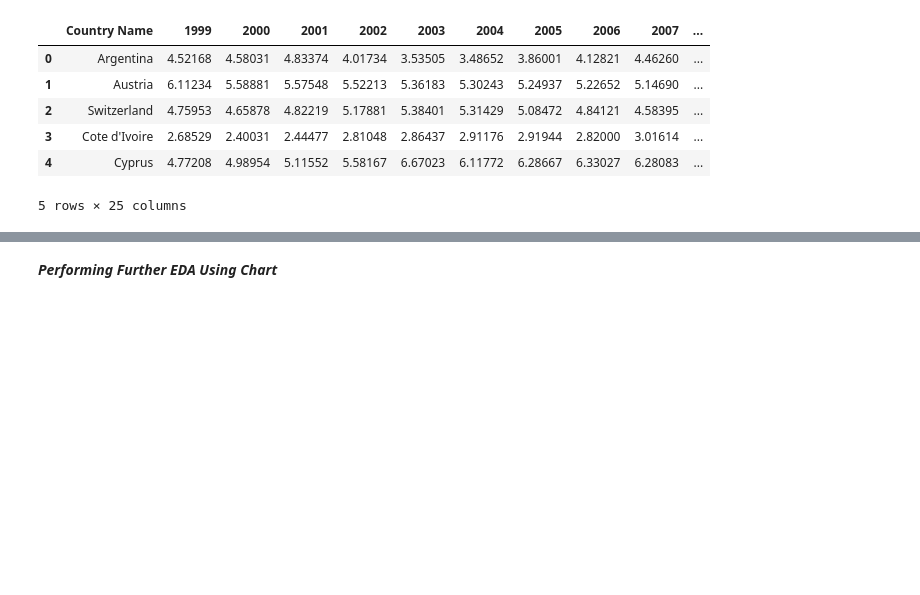
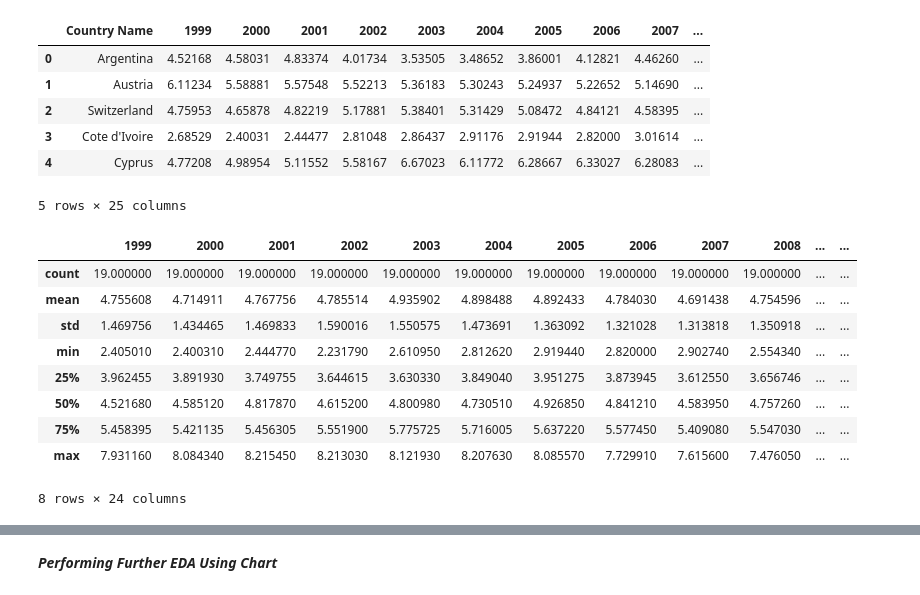
Before and after one commit to Gracious-Ogbeme/Panda-Premiere-Project, a Jupyter notebook: pandas_project_1.ipynb, the cells around one changed output, grey strips where cells are left out. Cells and saved outputs as stored; diff of their text form; code cells hidden in the pictures; blank space fills up the shorter version.

```diff
--- a/pandas_project_1.ipynb
+++ b/pandas_project_1.ipynb
@@ -50,6 +48,19 @@ data.head()
 | 3 | Cote d'Ivoire | 2.68529 | 2.40031 | 2.44477 | 2.81048 | 2.86437 | 2.91176 | 2.91944 | 2.82000 | 3.01614 | ... |
 | 4 | Cyprus | 4.77208 | 4.98954 | 5.11552 | 5.58167 | 6.67023 | 6.11772 | 6.28667 | 6.33027 | 6.28083 | ... |
 5 rows × 25 columns
+# %%
+data.describe()
+# %% [output]
+|  | 1999 | 2000 | 2001 | 2002 | 2003 | 2004 | 2005 | 2006 | 2007 | 2008 | ... | ... |
+| count | 19.000000 | 19.000000 | 19.000000 | 19.000000 | 19.000000 | 19.000000 | 19.000000 | 19.000000 | 19.000000 | 19.000000 | ... | ... |
+| mean | 4.755608 | 4.714911 | 4.767756 | 4.785514 | 4.935902 | 4.898488 | 4.892433 | 4.784030 | 4.691438 | 4.754596 | ... | ... |
+| std | 1.469756 | 1.434465 | 1.469833 | 1.590016 | 1.550575 | 1.473691 | 1.363092 | 1.321028 | 1.313818 | 1.350918 | ... | ... |
+| min | 2.405010 | 2.400310 | 2.444770 | 2.231790 | 2.610950 | 2.812620 | 2.919440 | 2.820000 | 2.902740 | 2.554340 | ... | ... |
+| 25% | 3.962455 | 3.891930 | 3.749755 | 3.644615 | 3.630330 | 3.849040 | 3.951275 | 3.873945 | 3.612550 | 3.656746 | ... | ... |
+| 50% | 4.521680 | 4.585120 | 4.817870 | 4.615200 | 4.800980 | 4.730510 | 4.926850 | 4.841210 | 4.583950 | 4.757260 | ... | ... |
+| 75% | 5.458395 | 5.421135 | 5.456305 | 5.551900 | 5.775725 | 5.716005 | 5.637220 | 5.577450 | 5.409080 | 5.547030 | ... | ... |
+| max | 7.931160 | 8.084340 | 8.215450 | 8.213030 | 8.121930 | 8.207630 | 8.085570 | 7.729910 | 7.615600 | 7.476050 | ... | ... |
+8 rows × 24 columns
 # %%
 # Showing the information about the data type
 
```
Also changed, not shown: parts of 21 cells of this notebook.
